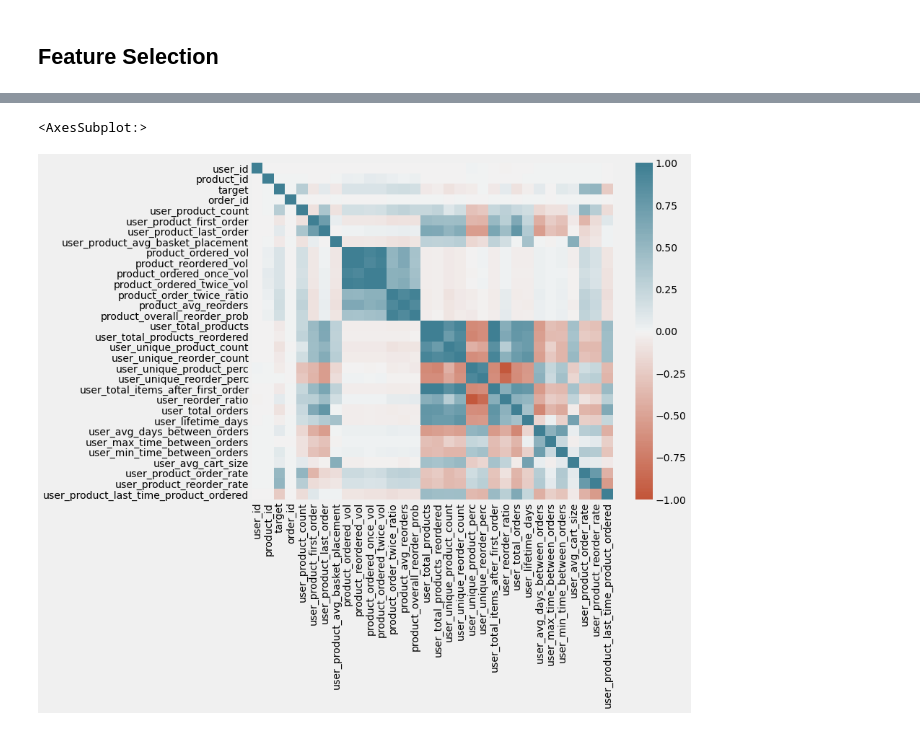
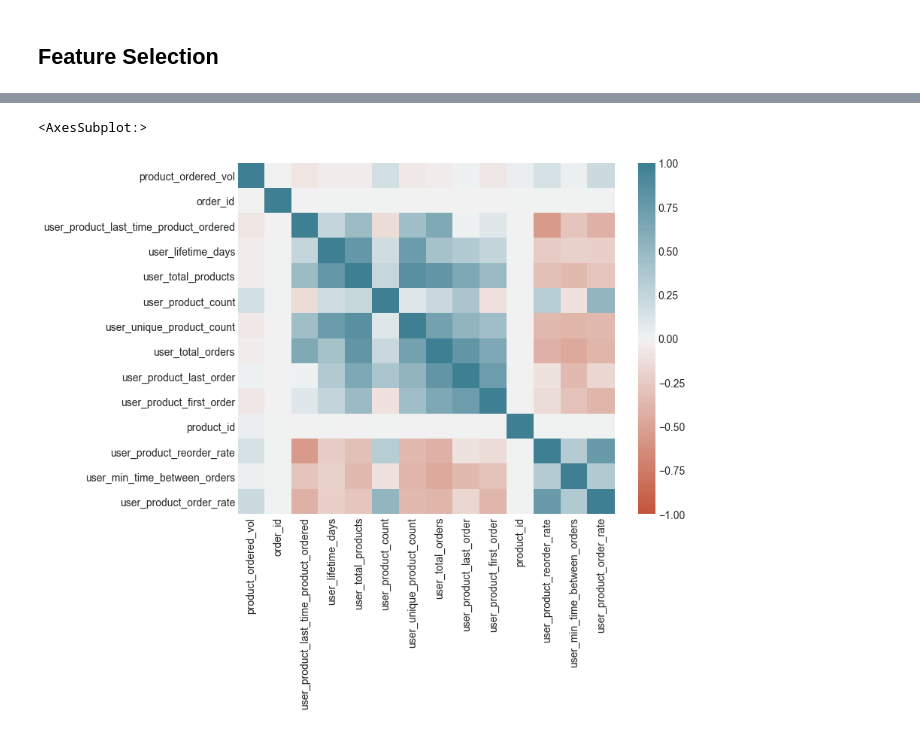
Before and after one commit to tchen052/Instacart-Market-Basket-Analysis, a Jupyter notebook: ipynb/models/model_testing.ipynb, the cells around one changed output, grey strips where cells are left out. Drawn from its saved outputs; the diff is of its cells as text; code cells hidden in the pictures.

```diff
--- a/ipynb/models/model_testing.ipynb
+++ b/ipynb/models/model_testing.ipynb
@@ -70,0 +80,10 @@ Name: target, dtype: float64
+# %%
+cor_matrix = full_df.corr().abs()
+upper = cor_matrix.where(
+    np.triu(np.ones(cor_matrix.shape),k=1).astype(np.bool))
+# print(upper)
+
+drop_these = [column for column in upper.columns if any(upper[column] > 0.90)]
+# %%
+full_new = full_df.drop(full_df[drop_these], axis=1)
+full_new.head()
@@ -235,0 +282,17 @@ import xgboost
+# %%
+from sklearn.metrics import roc_curve, auc
+fpr, tpr, thresholds = roc_curve(y_test, y_pred)
+
+#Visualization for ROC curve
+sns.set_style("darkgrid", {"axes.facecolor": ".9"})
+
+plt.figure(figsize=(8,6))
+lw = 2
+plt.plot(fpr, tpr, color='darkorange',
+         lw=lw, label='ROC curve')
+plt.plot([0, 1], [0, 1], color='navy', lw=lw, linestyle='--')
+plt.xlabel('False Positive Rate')
+plt.ylabel('True Positive Rate')
+plt.title('Reorder (ROC) Curve')
+plt.legend(loc="lower right")
+plt.show()
@@ -238,6 +339,6 @@ import xgboost
 # %%
-sns.heatmap(full_df.corr(),vmin=-1, vmax=1, center=0,
+sns.heatmap(full_new[best_features].corr(),vmin=-1, vmax=1, center=0,
            cmap=sns.diverging_palette(20, 220, n=200))
 # %% [output]
 <AxesSubplot:>
-[figure, old version]
+[figure, new version]
```
Also changed, not shown: parts of 37 cells of this notebook, 1 other file.
